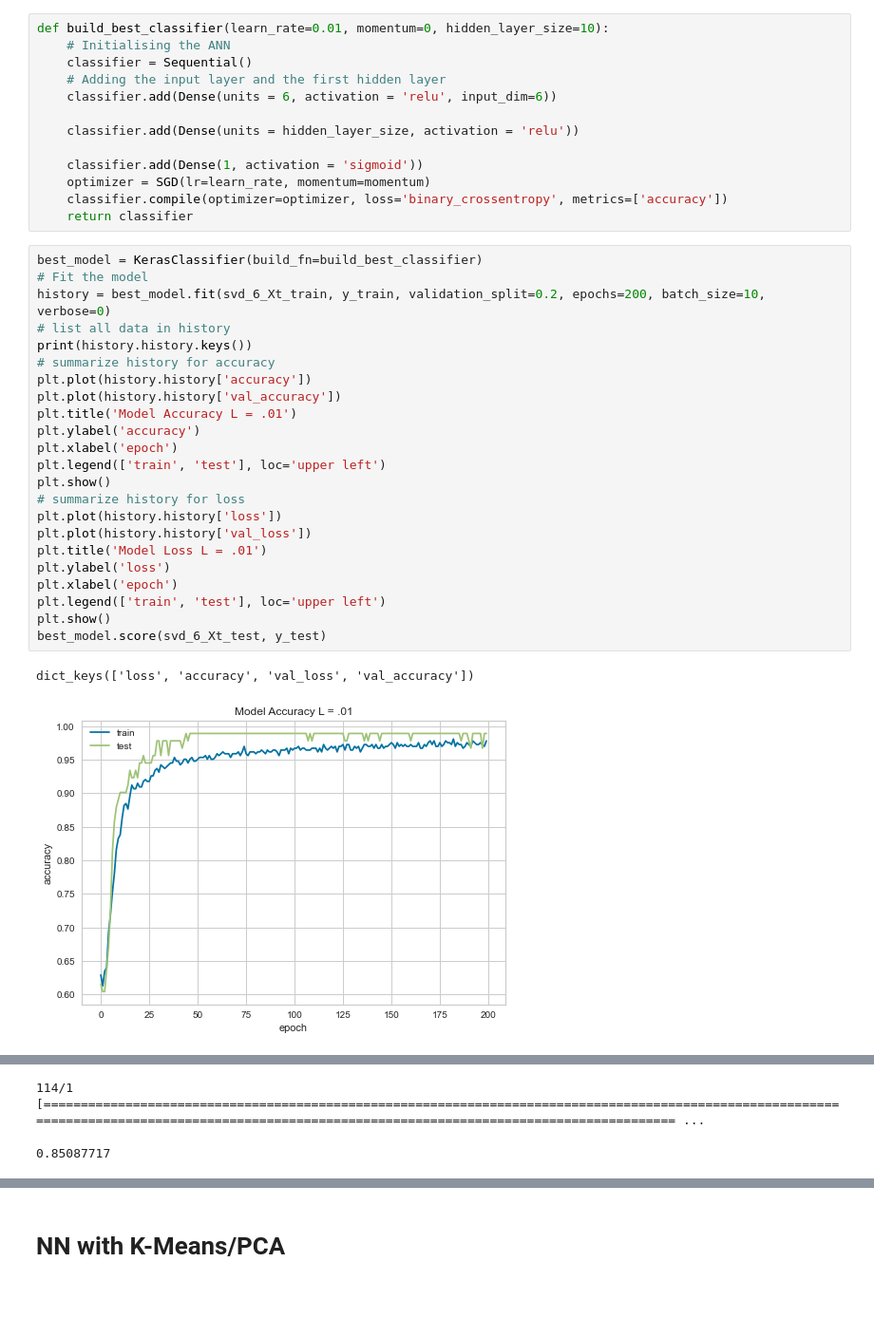
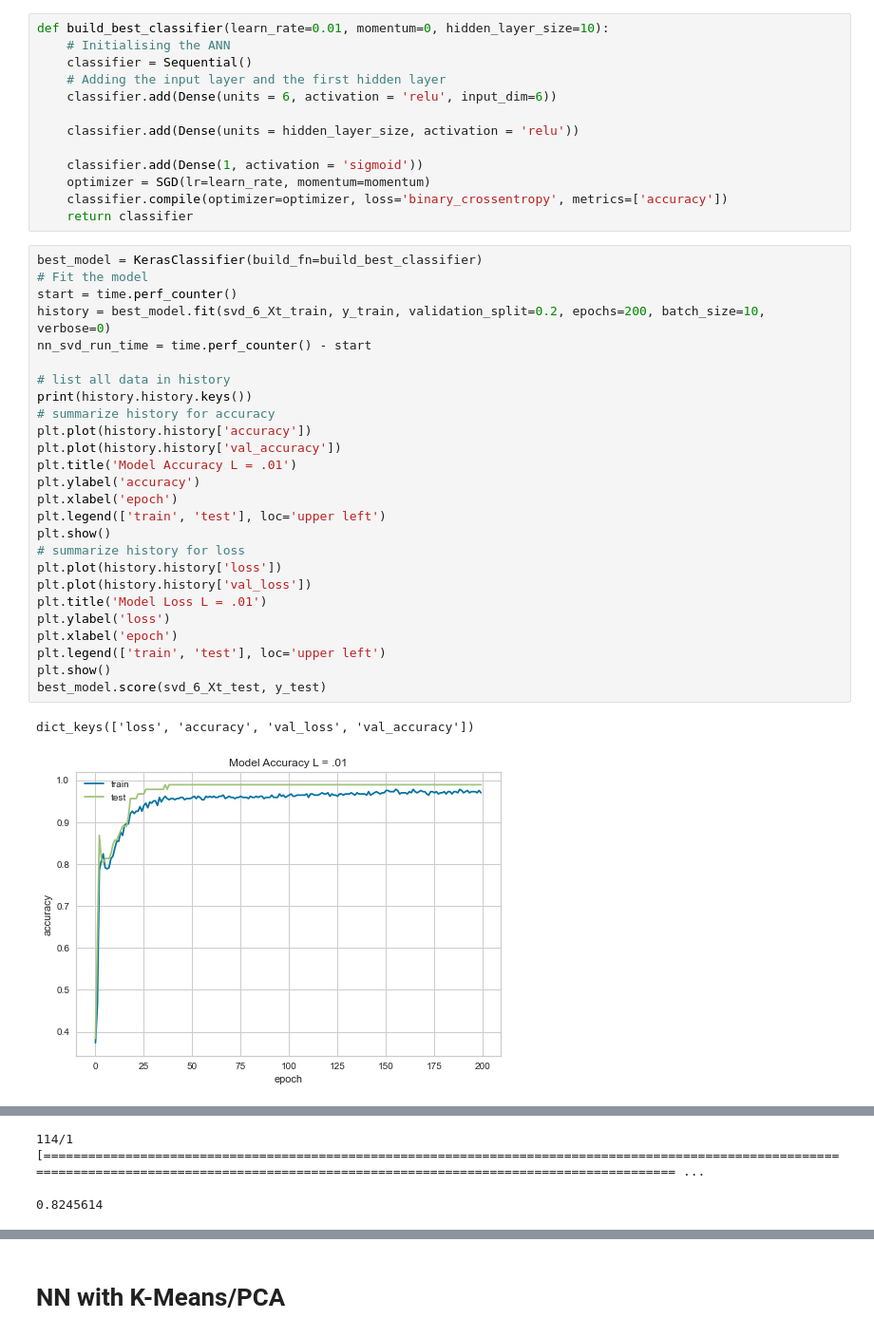
Before and after one commit to eugeneoh/CS7641, a Jupyter notebook: assignment3/nn.ipynb, the cells around one changed output, grey strips where cells are left out. Shown at 95% size. Saved outputs shown, nothing was run; the diff lists cells and outputs as text; blank space fills up the shorter version.

```diff
--- a/assignment3/nn.ipynb
+++ b/assignment3/nn.ipynb
@@ -316,26 +316,29 @@ def build_best_classifier(learn_rate=0.01, momentum=0, hidden_layer_size=10):
 # %%
 best_model = KerasClassifier(build_fn=build_best_classifier)
 # Fit the model
+start = time.perf_counter()
 history = best_model.fit(svd_6_Xt_train, y_train, validation_split=0.2, epochs=200, batch_size=10, verbose=0)
+nn_svd_run_time = time.perf_counter() - start
+
 # list all data in history
 print(history.history.keys())
 # summarize history for accuracy
 plt.plot(history.history['accuracy'])
 plt.plot(history.history['val_accuracy'])
 plt.title('Model Accuracy L = .01')
 plt.ylabel('accuracy')
 plt.xlabel('epoch')
 plt.legend(['train', 'test'], loc='upper left')
 plt.show()
 # summarize history for loss
 plt.plot(history.history['loss'])
 plt.plot(history.history['val_loss'])
 plt.title('Model Loss L = .01')
 plt.ylabel('loss')
 plt.xlabel('epoch')
 plt.legend(['train', 'test'], loc='upper left')
 plt.show()
 best_model.score(svd_6_Xt_test, y_test)
 # %% [output]
 dict_keys(['loss', 'accuracy', 'val_loss', 'val_accuracy'])
-[figure, old version]
+[figure, new version]
@@ -343,2 +346,2 @@ dict_keys(['loss', 'accuracy', 'val_loss', 'val_accuracy'])
 114/1 [================================================================================================================================================================================================= ...
-0.85087717
+0.8245614
```
Also changed, not shown: parts of 10 cells of this notebook, 10 other files.
